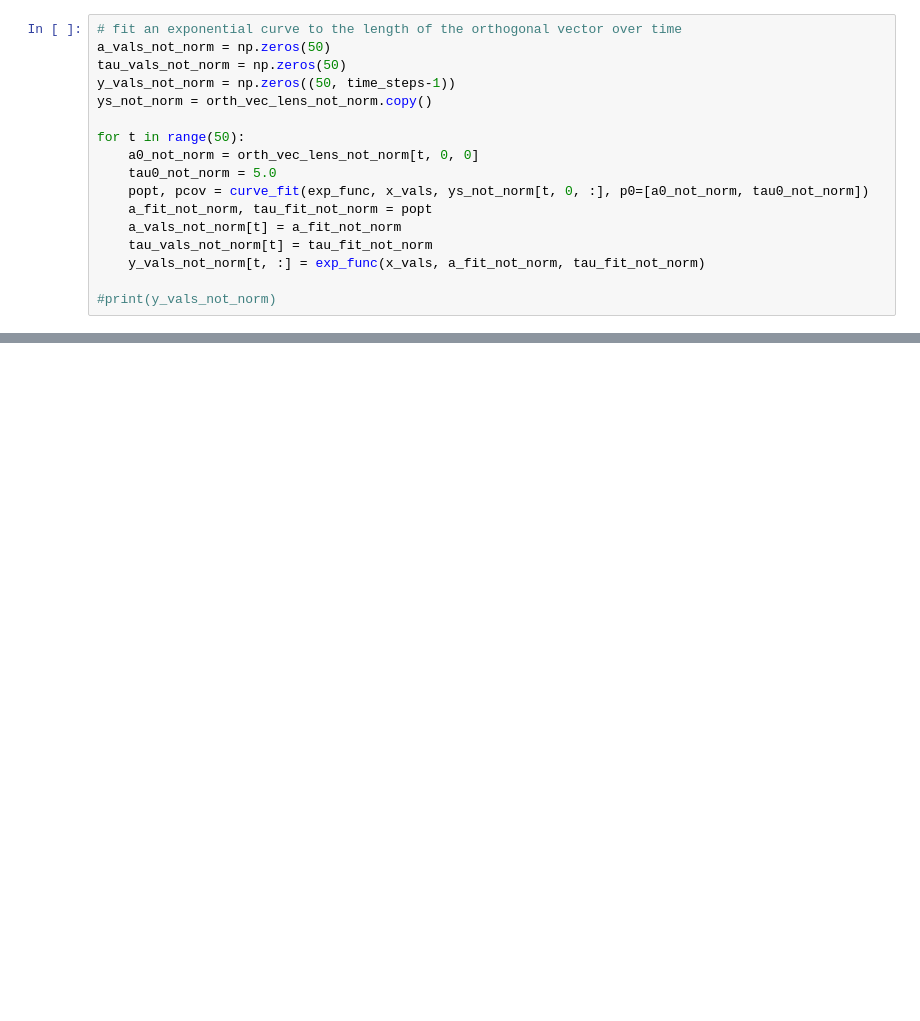
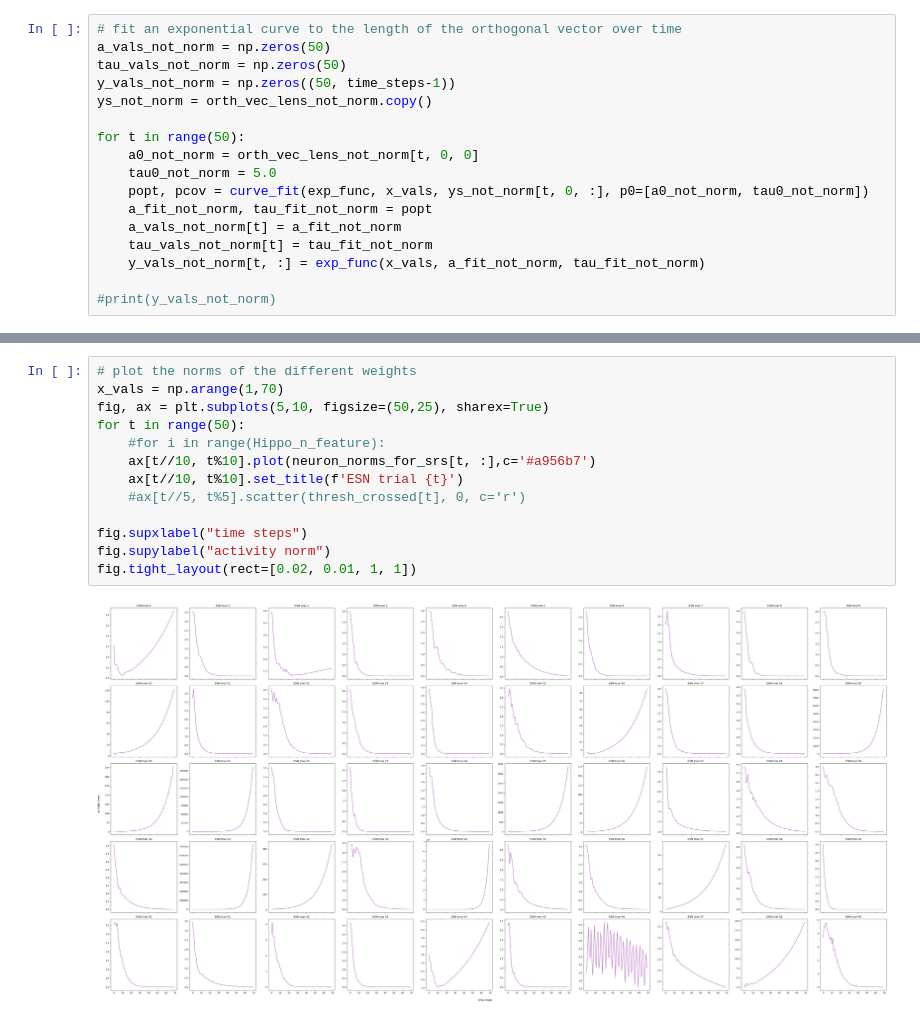
Before and after one commit to JONNeKK/sample-factory, a Jupyter notebook: sf_workingdir_lilly/dmlab/analysis/network_analysis/orth_vec_analysis_for_diff_weighs.ipynb, the cells around one changed output, grey strips where cells are left out. Drawn from its saved outputs; the diff is of its cells as text; blank space fills up the shorter version.

```diff
--- a/sf_workingdir_lilly/dmlab/analysis/network_analysis/orth_vec_analysis_for_diff_weighs.ipynb
+++ b/sf_workingdir_lilly/dmlab/analysis/network_analysis/orth_vec_analysis_for_diff_weighs.ipynb
@@ -237,0 +297,15 @@ for t in range(50):
+# %%
+# plot the norms of the different weights
+x_vals = np.arange(1,70)
+fig, ax = plt.subplots(5,10, figsize=(50,25), sharex=True)
+for t in range(50):
+    #for i in range(Hippo_n_feature):
+    ax[t//10, t%10].plot(neuron_norms_for_srs[t, :],c='#a956b7')
+    ax[t//10, t%10].set_title(f'ESN trial {t}')
+    #ax[t//5, t%5].scatter(thresh_crossed[t], 0, c='r')
+
+fig.supxlabel("time steps")
+fig.supylabel("activity norm")
+fig.tight_layout(rect=[0.02, 0.01, 1, 1])
+# %% [output]
+[figure, added]
```
Also changed, not shown: parts of 18 cells of this notebook, 28 other files.
